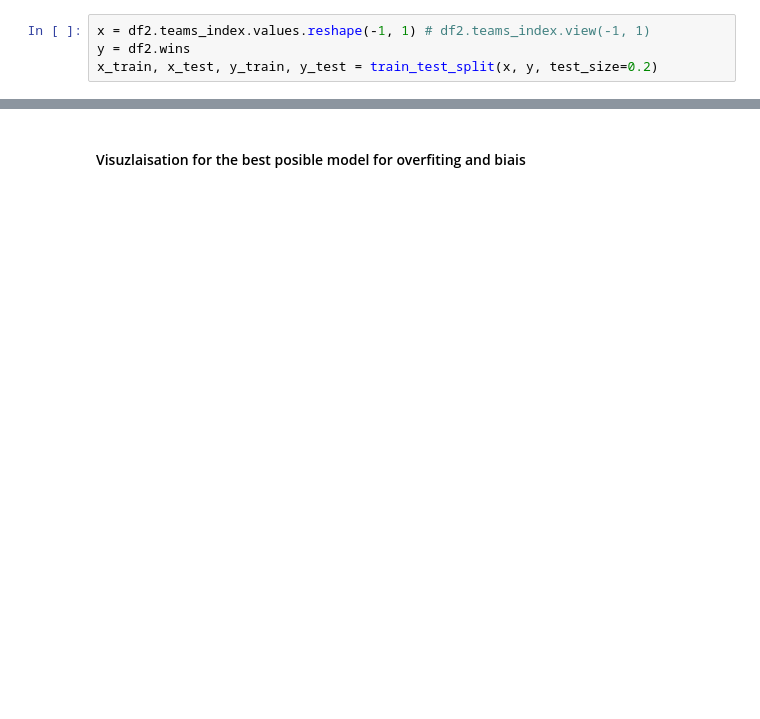
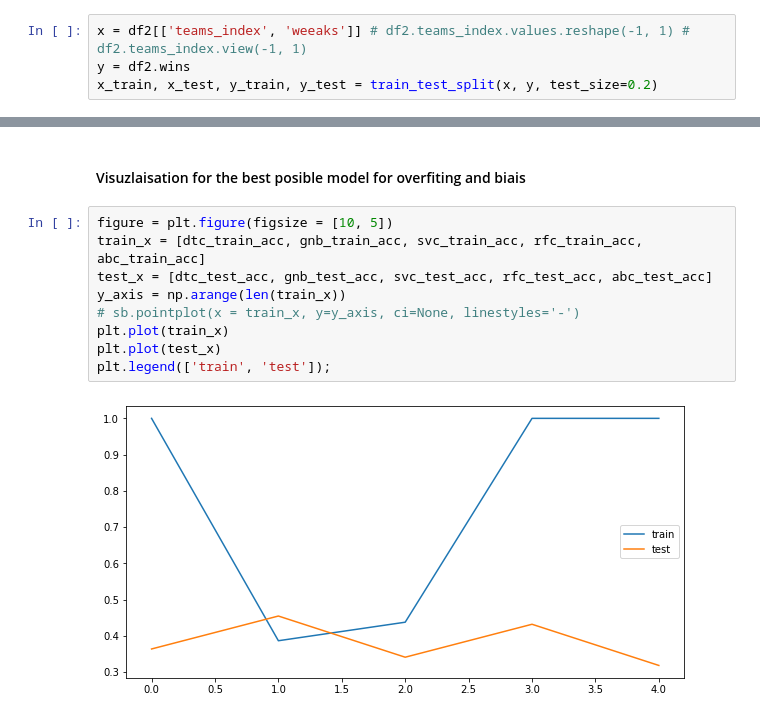
Before and after one commit to nicmodan/prediction-data-science-, a Jupyter notebook: prediction_model.ipynb, the cells around one changed output, grey strips where cells are left out. Drawn from its saved outputs; the diff is of its cells as text; blank space fills up the shorter version.

```diff
--- a/prediction_model.ipynb
+++ b/prediction_model.ipynb
@@ -84,7 +91,7 @@ df2.head(10)
 # %% [markdown]
 #### Spliting Data for training and testing
 # %%
-x = df2.teams_index.values.reshape(-1, 1) # df2.teams_index.view(-1, 1)
+x = df2[['teams_index', 'weeaks']] # df2.teams_index.values.reshape(-1, 1) # df2.teams_index.view(-1, 1)
 y = df2.wins
 x_train, x_test, y_train, y_test = train_test_split(x, y, test_size=0.2)
 # %% [markdown]
@@ -174,2 +181,13 @@ Accuracy for training data of AdaBoostClassifier is .....0.4318181818181818
 # %% [markdown]
 #### Visuzlaisation for the best posible model for overfiting and biais
+# %%
+figure = plt.figure(figsize = [10, 5])
+train_x = [dtc_train_acc, gnb_train_acc, svc_train_acc, rfc_train_acc, abc_train_acc]
+test_x = [dtc_test_acc, gnb_test_acc, svc_test_acc, rfc_test_acc, abc_test_acc]
+y_axis = np.arange(len(train_x))
+# sb.pointplot(x = train_x, y=y_axis, ci=None, linestyles='-')
+plt.plot(train_x)
+plt.plot(test_x)
+plt.legend(['train', 'test']);
+# %% [output]
+[figure, added]
```
Also changed, not shown: parts of 8 cells of this notebook, 2 other files.
